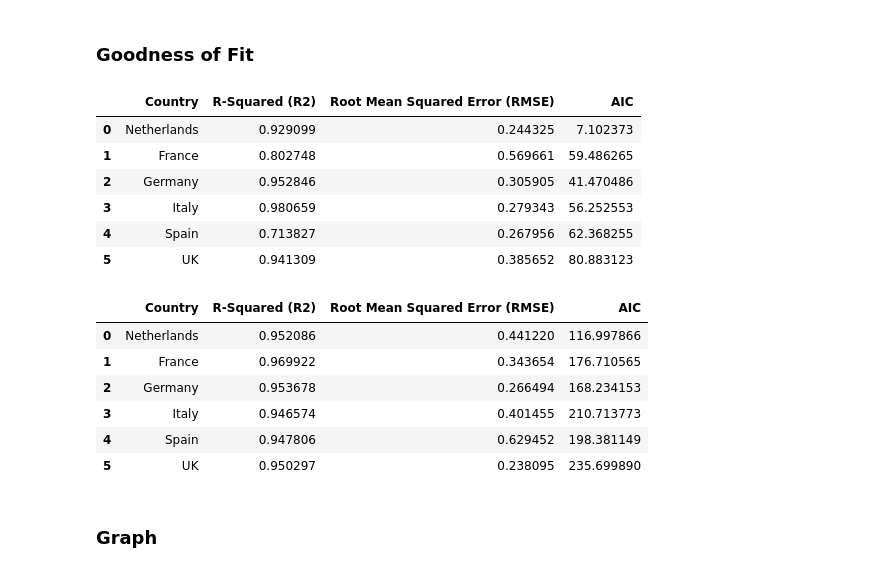
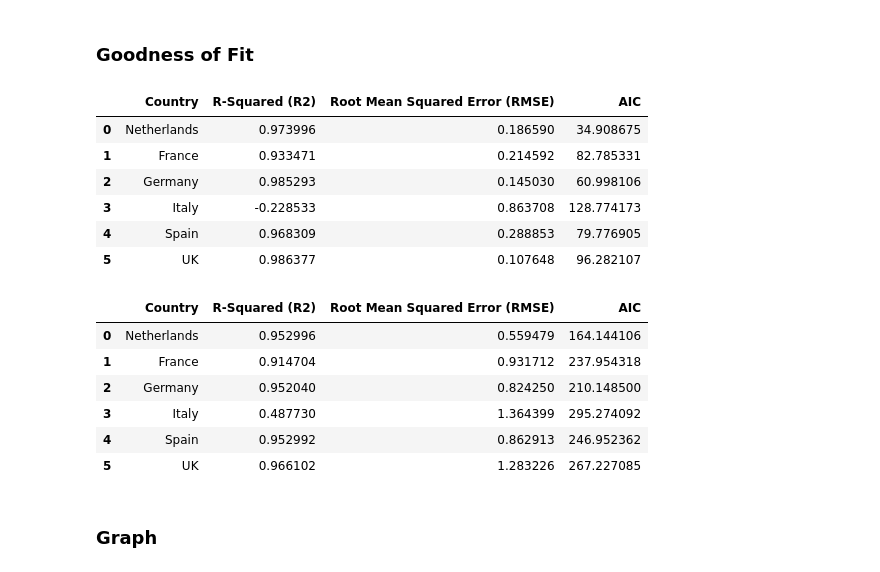
Before and after one commit to zenodea/MCMC_parameter_estimation, a Jupyter notebook: Data Analysis/sird.ipynb, the cells around one changed output. Saved outputs shown, nothing was run; the diff lists cells and outputs as text; code cells hidden in the pictures.

```diff
--- a/Data Analysis/sird.ipynb
+++ b/Data Analysis/sird.ipynb
@@ -33,14 +33,6 @@ def getSIRD(tf, N, i0, beta, gamma, rho, sd):
     ret = odeint(deriv, y0, t, args=(N, beta, gamma, rho))
     S, I, R, D = ret.T
 
-    D = []
-    dead = 0
-    s0 = N-i0
-    k = i0/s0
-    for time in range(tf):
-        dead += rho*(i0*(1+k)**(beta/(beta-(gamma+rho)))*(1+k*math.e**(beta-(gamma+rho))*time)**-(beta/(beta-(gamma+rho)))*math.e**((beta-(gamma+rho))*(time)))
-        D.append(dead)
-    D = np.array(D)
 
     # SD SIR equation
     ret = odeint(deriv, y0, t, args=(N, beta-sd[0], gamma-sd[1], rho-sd[2]))
@@ -225,42 +193,44 @@ for country in country_names:
     df_observed_data = dataset[country]['data']
     df_parameters = pd.read_csv('mcmc_data/'+country+"/fLock_before.csv")
 
     # Get beginning of lockdown date
     startDate = dataset[country]['fLock'][0]
     # Get the index of the date
     startDate = df_observed_data[df_observed_data['date'] == startDate].index
 
     realData = pd.read_csv('../processed_data/cumDeath'+country+'.csv')
     firstDate = realData.loc[0]['date']
 
+    obs_deaths = df_observed_data["cumDeath"].tolist()
+    init_death = obs_deaths[startDate[0]-6]
+    obs_deaths = obs_deaths[startDate[0]-5:startDate[0]+5]
+
     # Plug in parameters to the SIRD differential equation
     sird = getSIRD(60,pop, df_parameters.loc[3][1],df_parameters.loc[0][1],df_parameters.loc[1][1],df_parameters.loc[2][1], [df_parameters.loc[0][2], df_parameters.loc[1][2], df_parameters.loc[2][2]] )
 
-    obs_deaths = df_observed_data["cumDeath"].tolist()
-    obs_deaths = obs_deaths[startDate[0]-9:startDate[0]]
 
     pred_deaths = sird[3]
-    pred_deaths = pred_deaths[0:9]
+    pred_deaths = pred_deaths[0:10] + init_death
 
     r2 = r2_score(obs_deaths, pred_deaths)
     rmse =  np.sqrt(mean_squared_log_error(obs_deaths, pred_deaths))
 
     n = len(obs_deaths)
     k = 4 # number of parameters (beta and gamma)
     rss = np.sum((obs_deaths-pred_deaths)**2)
     aic = n * np.log(rss/n) + 2 * k
     result = [country,r2,rmse,aic]
     values.append(result)
 df = pd.DataFrame(values, columns=['Country','R-Squared (R2)','Root Mean Squared Error (RMSE)','AIC'])
 df
 # %% [output]
 |  | Country | R-Squared (R2) | Root Mean Squared Error (RMSE) | AIC |
-| 0 | Netherlands | 0.929099 | 0.244325 | 7.102373 |
-| 1 | France | 0.802748 | 0.569661 | 59.486265 |
-| 2 | Germany | 0.952846 | 0.305905 | 41.470486 |
-| 3 | Italy | 0.980659 | 0.279343 | 56.252553 |
-| 4 | Spain | 0.713827 | 0.267956 | 62.368255 |
-| 5 | UK | 0.941309 | 0.385652 | 80.883123 |
+| 0 | Netherlands | 0.973996 | 0.186590 | 34.908675 |
+| 1 | France | 0.933471 | 0.214592 | 82.785331 |
+| 2 | Germany | 0.985293 | 0.145030 | 60.998106 |
+| 3 | Italy | -0.228533 | 0.863708 | 128.774173 |
+| 4 | Spain | 0.968309 | 0.288853 | 79.776905 |
+| 5 | UK | 0.986377 | 0.107648 | 96.282107 |
 # %%
 from sklearn.metrics import mean_squared_error
 from sklearn.metrics import r2_score
@@ -287,10 +257,10 @@ for country in country_names:
     sird = getSIRD(30,pop, df_param.loc[3][1],df_param.loc[0][1],df_param.loc[1][1],df_param.loc[2][1], [df_param.loc[0][2], df_param.loc[1][2], df_param.loc[2][2]] )
 
     deaths = df_real["cumDeath"].tolist()
-    deaths = deaths[startDate[0]-9:startDate[0]+10]
+    deaths = deaths[startDate[0]-5:startDate[0]+15]
 
     deaths_predicted = sird[3]
-    deaths_predicted = deaths_predicted[0:19]
+    deaths_predicted = deaths_predicted[0:20]
 
     r2 = r2_score(deaths, deaths_predicted)
     rmse =  np.sqrt(mean_squared_log_error(deaths, deaths_predicted))
@@ -305,12 +275,12 @@ df = pd.DataFrame(values, columns=['Country','R-Squared (R2)','Root Mean Squared
 df
 # %% [output]
 |  | Country | R-Squared (R2) | Root Mean Squared Error (RMSE) | AIC |
-| 0 | Netherlands | 0.952086 | 0.441220 | 116.997866 |
-| 1 | France | 0.969922 | 0.343654 | 176.710565 |
-| 2 | Germany | 0.953678 | 0.266494 | 168.234153 |
-| 3 | Italy | 0.946574 | 0.401455 | 210.713773 |
-| 4 | Spain | 0.947806 | 0.629452 | 198.381149 |
-| 5 | UK | 0.950297 | 0.238095 | 235.699890 |
+| 0 | Netherlands | 0.952996 | 0.559479 | 164.144106 |
+| 1 | France | 0.914704 | 0.931712 | 237.954318 |
+| 2 | Germany | 0.952040 | 0.824250 | 210.148500 |
+| 3 | Italy | 0.487730 | 1.364399 | 295.274092 |
+| 4 | Spain | 0.952992 | 0.862913 | 246.952362 |
+| 5 | UK | 0.966102 | 1.283226 | 267.227085 |
 # %% [markdown]
 ### Graph
 # %%
```
Also changed, not shown: parts of 7 cells of this notebook, 53 other files.
